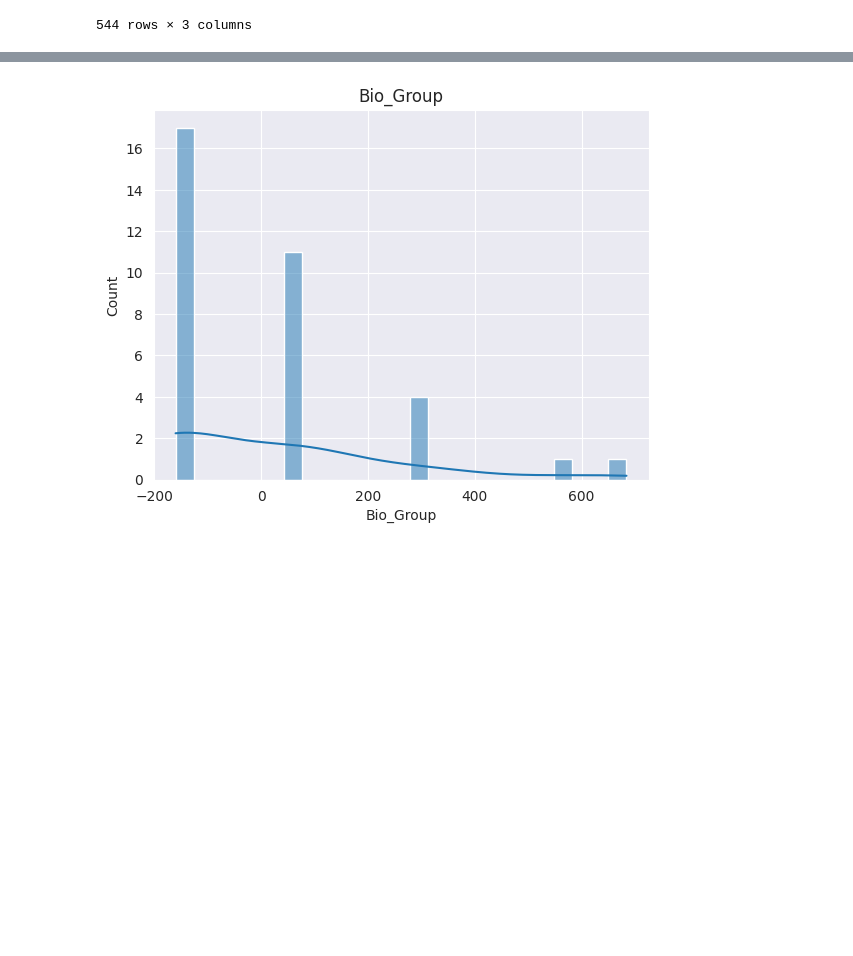
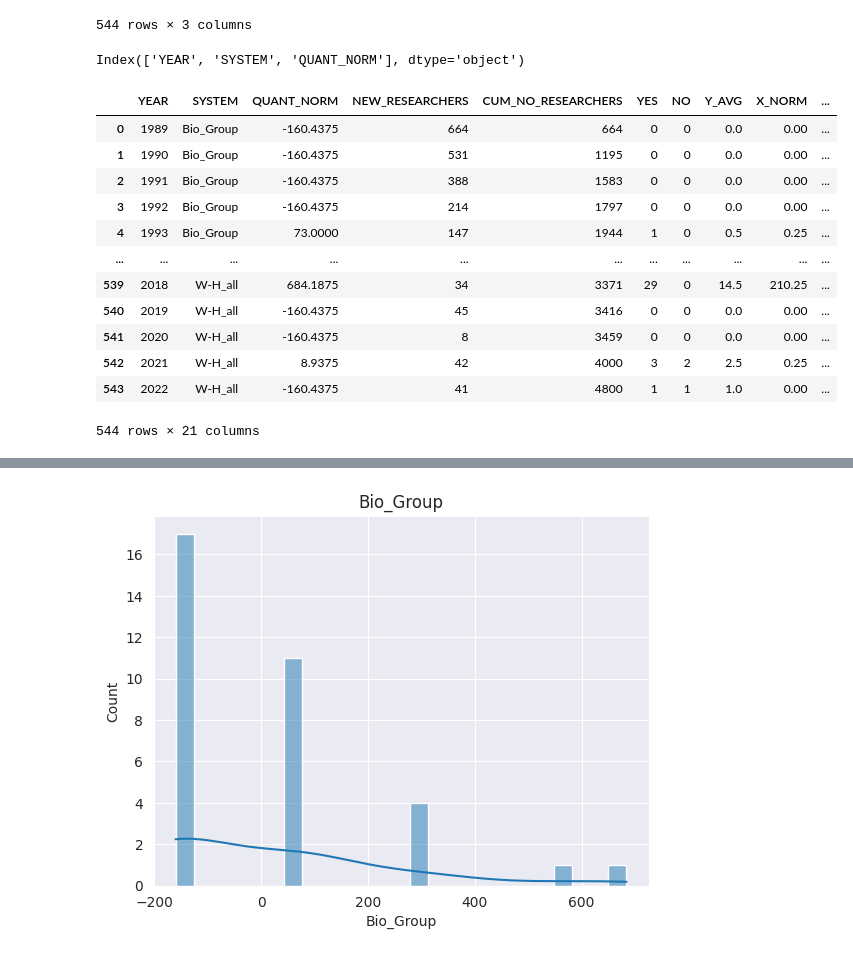
Before and after one commit to sairamtvv/TFT_fusion, a Jupyter notebook: fusion_test-Copy1.ipynb, the cells around one changed output, grey strips where cells are left out. Drawn from its saved outputs; the diff is of its cells as text; code cells hidden in the pictures; blank space fills up the shorter version.

Commit message:
sending data and quantile normalization notebook

```diff
--- a/fusion_test-Copy1.ipynb
+++ b/fusion_test-Copy1.ipynb
@@ -4,7 +4,7 @@ import numpy as np
 import seaborn as sns
 import matplotlib.pyplot as plt
 # %%
-filepath = "/home/sai/Desktop/TFT_fusion/data/CF_physics_Jan6,23_Annova.csv"
+filepath = "/home/sai/Desktop/TFT_fusion/data/CF_physics_Jan20,23_a.csv"
 data = pd.read_csv(filepath)
 # %%
 data
@@ -82,6 +82,28 @@ pd.melt(quant_norm_pivot_data, id_vars=['YEAR'], var_name=['SYSTEM'])
 | 542 | 2021 | W-H_all | 8.9375 |
 | 543 | 2022 | W-H_all | -160.4375 |
 544 rows × 3 columns
+# %%
+quant_norm_data = pd.melt(quant_norm_pivot_data, id_vars=['YEAR'], var_name=['SYSTEM'])
+quant_norm_data.rename({"value": "QUANT_NORM"}, axis=1, inplace=True)
+quant_norm_data.columns
+# %% [output]
+Index(['YEAR', 'SYSTEM', 'QUANT_NORM'], dtype='object')
+# %%
+pd.merge(quant_norm_data, data, how='inner', on=["YEAR","SYSTEM"])
+# %% [output]
+|  | YEAR | SYSTEM | QUANT_NORM | NEW_RESEARCHERS | CUM_NO_RESEARCHERS | YES | NO | Y_AVG | X_NORM | ... |
+| 0 | 1989 | Bio_Group | -160.4375 | 664 | 664 | 0 | 0 | 0.0 | 0.00 | ... |
+| 1 | 1990 | Bio_Group | -160.4375 | 531 | 1195 | 0 | 0 | 0.0 | 0.00 | ... |
+| 2 | 1991 | Bio_Group | -160.4375 | 388 | 1583 | 0 | 0 | 0.0 | 0.00 | ... |
+| 3 | 1992 | Bio_Group | -160.4375 | 214 | 1797 | 0 | 0 | 0.0 | 0.00 | ... |
+| 4 | 1993 | Bio_Group | 73.0000 | 147 | 1944 | 1 | 0 | 0.5 | 0.25 | ... |
+| ... | ... | ... | ... | ... | ... | ... | ... | ... | ... | ... |
+| 539 | 2018 | W-H_all | 684.1875 | 34 | 3371 | 29 | 0 | 14.5 | 210.25 | ... |
+| 540 | 2019 | W-H_all | -160.4375 | 45 | 3416 | 0 | 0 | 0.0 | 0.00 | ... |
+| 541 | 2020 | W-H_all | -160.4375 | 8 | 3459 | 0 | 0 | 0.0 | 0.00 | ... |
+| 542 | 2021 | W-H_all | 8.9375 | 42 | 4000 | 3 | 2 | 2.5 | 0.25 | ... |
+| 543 | 2022 | W-H_all | -160.4375 | 41 | 4800 | 1 | 1 | 1.0 | 0.00 | ... |
+544 rows × 21 columns
 # %%
 quant_norm_pivot_data
 # %% [output]
```
Also changed, not shown: parts of 3 cells of this notebook, 7 other files.
